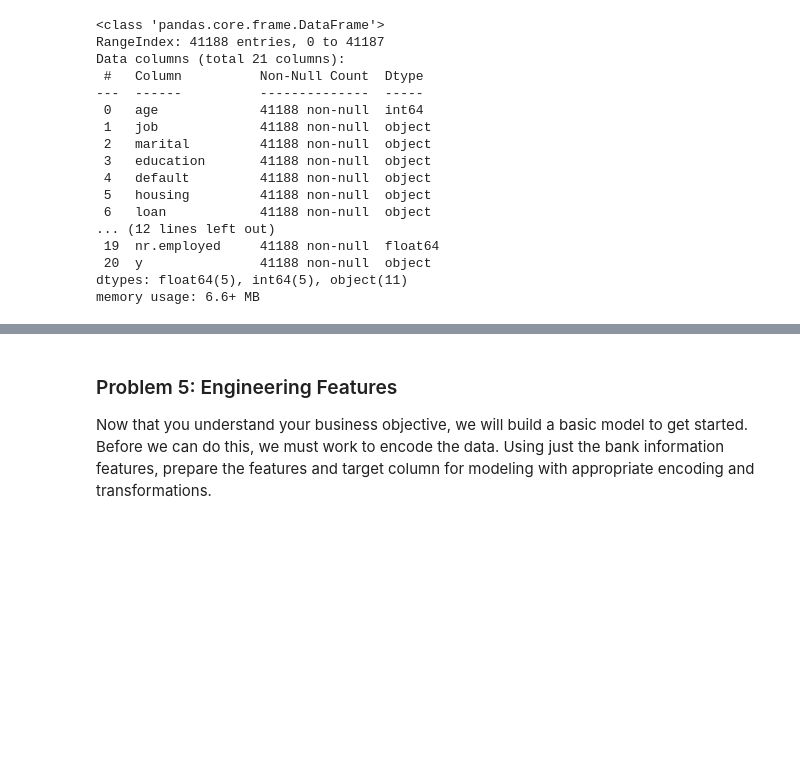
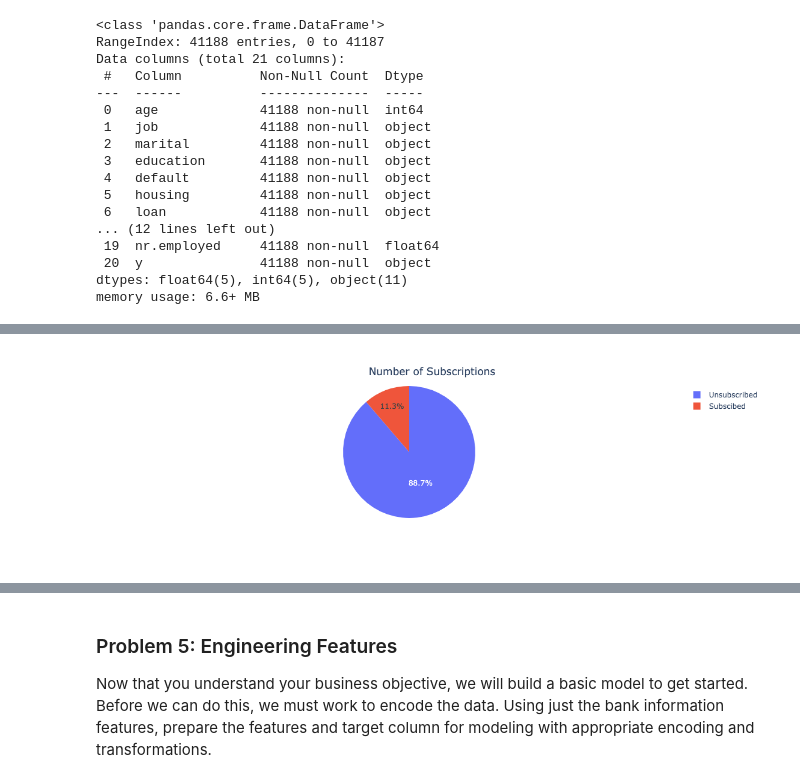
Before and after one commit to RaghavanK/comparing-classifiers, a Jupyter notebook: comparing-classifiers.ipynb, the cells around one changed output, grey strips where cells are left out. Cells and saved outputs as stored; diff of their text form; code cells hidden in the pictures; blank space fills up the shorter version.

```diff
--- a/comparing-classifiers.ipynb
+++ b/comparing-classifiers.ipynb
@@ -105,0 +131,20 @@ memory usage: 6.6+ MB
+# %%
+total=len(df_cleaned)
+subscribed=len(df_cleaned[df_cleaned['y']=='yes'])
+# Create pie chart based on client subscription
+pie_data = {'labels': ['Subscibed', 'Unsubscribed'],
+            'values': [subscribed,(total-subscribed)]}
+
+fig = px.pie(pie_data, values='values', names='labels')
+fig.update_layout(
+    title={
+        'text': 'Number of Subscriptions',
+        'x': 0.5,  # Set the x position to the center
+        'xanchor': 'center',  # Anchor the title to the center
+        'yanchor': 'top'  # Anchor the title to the top
+    }
+)
+
+fig.show()
+# %% [output]
+[figure, added]
```
Also changed, not shown: parts of 7 cells of this notebook.
